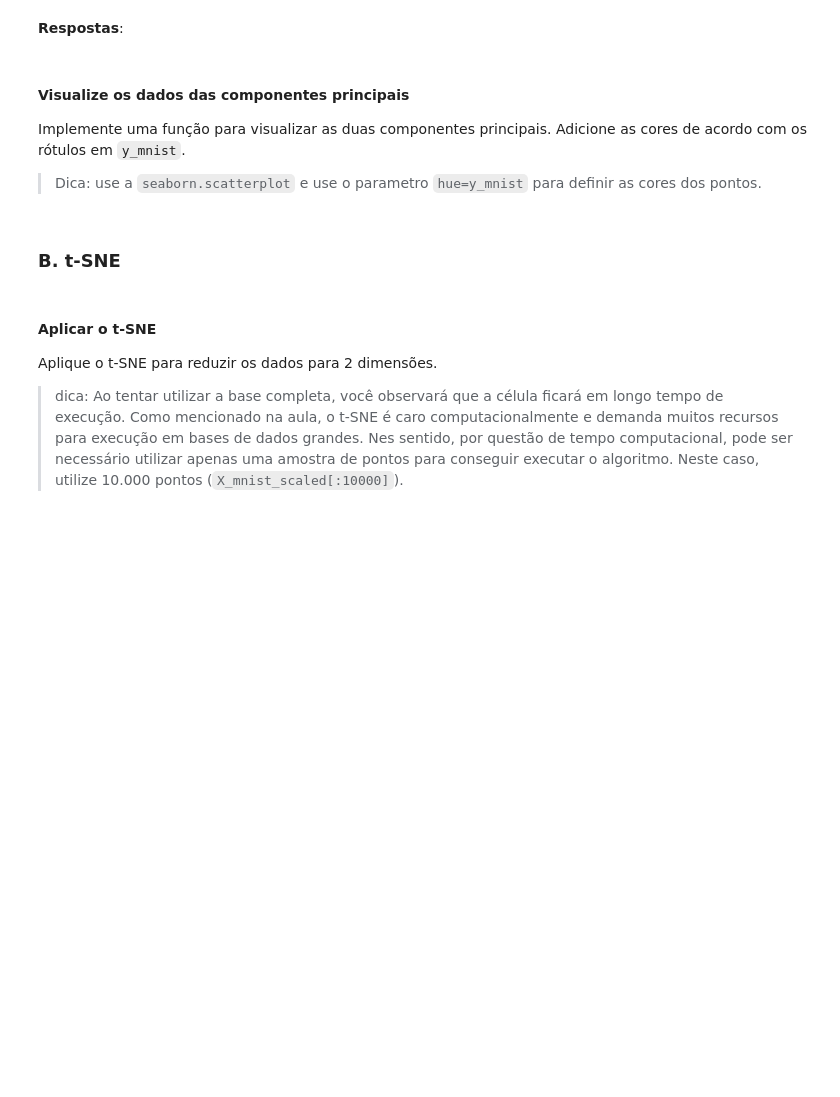
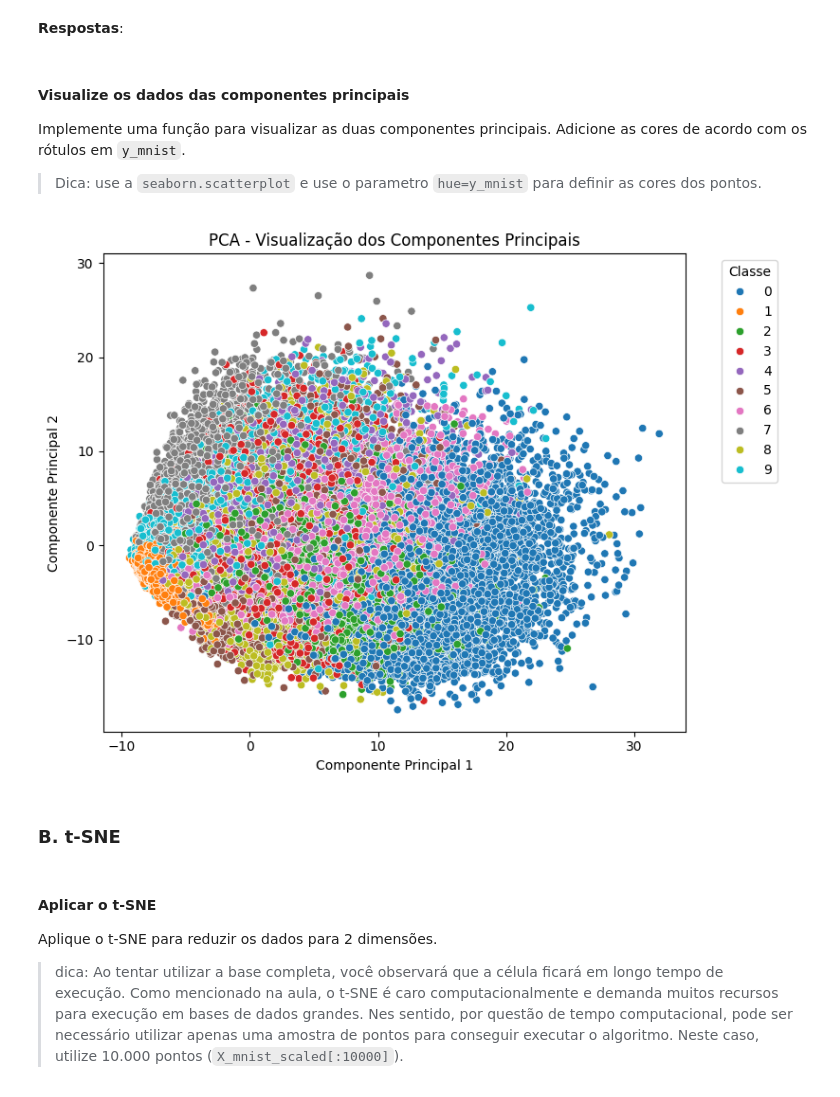
Before and after one commit to GodKelvin/pos-ia-dados-ufes, a Jupyter notebook: Clusterização e Redução de Dimensionalidade/Laboratorio_02_RedDimensionalidade.ipynb, the cells around one changed output. Cells and saved outputs as stored; diff of their text form; code cells hidden in the pictures; blank space fills up the shorter version.

```diff
--- a/Clusterização e Redução de Dimensionalidade/Laboratorio_02_RedDimensionalidade.ipynb
+++ b/Clusterização e Redução de Dimensionalidade/Laboratorio_02_RedDimensionalidade.ipynb
@@ -186,3 +215,19 @@ Adicione as cores de acordo com os rótulos em `y_mnist`.
+# %%
+#seu código aqui
+pca = PCA(n_components=2)
+pca.fit(X_mnist_scaled)
+X_pca = pca.transform(X_mnist_scaled) # OU X_pca = pca.fit_transform(X_mnist_scaled)
+
+plt.figure(figsize=(8, 6))
+sns.scatterplot(x=X_pca[:, 0], y=X_pca[:, 1], hue=y_mnist)
+plt.xlabel('Componente Principal 1')
+plt.ylabel('Componente Principal 2')
+plt.title('PCA - Visualização dos Componentes Principais')
+plt.legend(title='Classe', bbox_to_anchor=(1.05, 1), loc='upper left')
+plt.tight_layout()
+plt.show()
+# %% [output]
+[figure, added]
 # %% [markdown]
 ### B.  **t-SNE**
 # %% [markdown]
```
Also changed, not shown: parts of 7 cells of this notebook.
